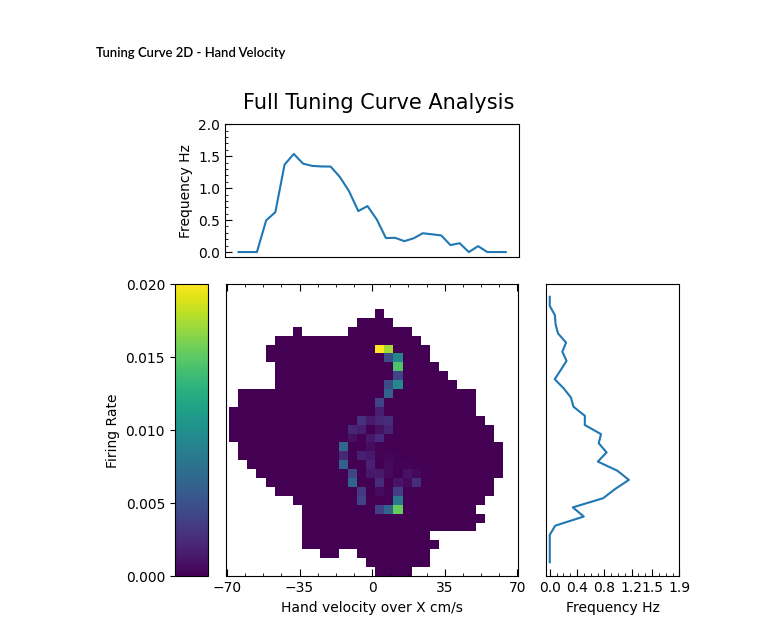
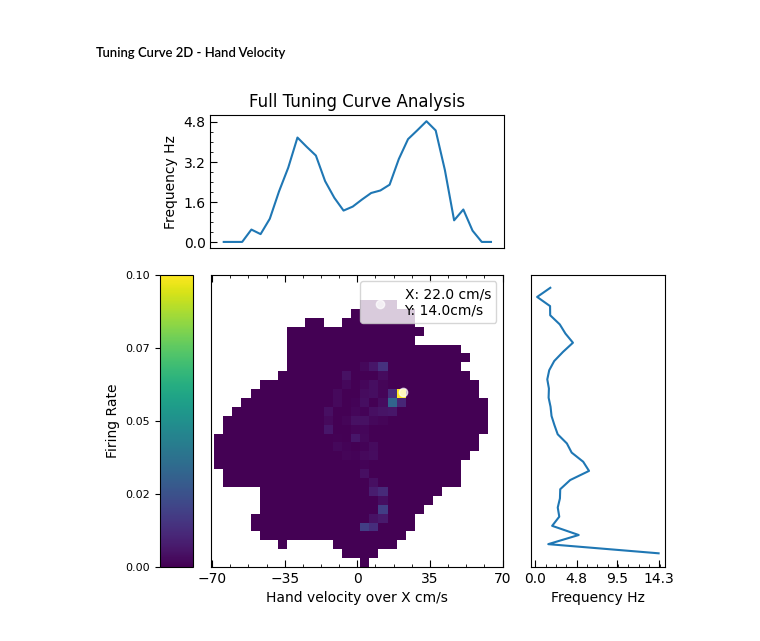
Before and after one commit to catniplab/NeuroTask, a Jupyter notebook: tutorial_data_analysis_nwb.ipynb, the cells around one changed output. Drawn from its saved outputs; the diff is of its cells as text; code cells hidden in the pictures.

Commit message:
updated tuning and coments

```diff
--- a/tutorial_data_analysis_nwb.ipynb
+++ b/tutorial_data_analysis_nwb.ipynb
@@ -327,15 +329,14 @@ plt.plot(tune_y.index, tune_y[neuron])
 # %% [markdown]
 ##### Tuning Curve 2D - Hand Velocity
 # %%
-#Prep data
+# Specifications
 dataframe = df
-neuron = 116
+neuron = 100
 resolution = 30
 save = False
 
+# Extract spike timestamps and create Ts objects as the previous code does (for each neuron)
 ts_dict = {}
-
-# Extract spike timestamps and create Ts objects as the previous code does (for each neuron)
 for i, column in enumerate(dataframe.columns):
     if column.startswith('Neuron'):
         timeSeries = nap.Tsd(t=np.array(dataframe[column].index)*bin, d=np.array(dataframe[column], dtype=int), time_units='ms')
@@ -345,44 +346,48 @@ for i, column in enumerate(dataframe.columns):
 # Groups all spikes per neuron
 ts_group = nap.TsGroup(ts_dict)
 
+# Get the features in place (hand velocity) for the tuning
 feature_x = dataframe['hand_vel_x']
 feature_y = dataframe['hand_vel_y']
-
-#features = np.vstack((feature_x, feature_y))
 features = np.stack((feature_x, feature_y), axis=-1)
 feature_frame = nap.TsdFrame(t=np.array(dataframe['hand_vel_x'].index)*bin, d=np.array(features))
 
 feature_x = nap.Tsd(np.array(feature_x.index)*bin, np.array(feature_x), time_units='ms')
 feature_y = nap.Tsd(np.array(feature_y.index)*bin, np.array(feature_y), time_units='ms')
 
+# generates all tuning curves
 tune_y = nap.process.tuning_curves.compute_1d_tuning_curves(ts_group, feature_y, resolution)
 tune_x = nap.process.tuning_curves.compute_1d_tuning_curves(ts_group, feature_x, resolution)
 tune_2d = nap.process.tuning_curves.compute_2d_tuning_curves(ts_group, feature_frame, resolution)
 
+# extracts frequency and grid values
 grids = np.meshgrid(tune_2d[1][0], tune_2d[1][1])
-
+grid_x, grid_y = grids
 value_2d = tune_2d[0][neuron]
 value_y = tune_y[neuron]
 value_x = tune_x[neuron]
 
-grid_x, grid_y = grids
+# Get relevant information
 minimum_x = np.min(grid_x)
 minimum_y = np.min(grid_y)
 maximum_x = np.max(grid_x)
 maximum_y = np.max(grid_y)
-
-
 hist_bound = np.max([np.abs(minimum_x), np.abs(minimum_y), np.abs(maximum_x), np.abs(maximum_y)])
 max_tunex = np.max(tune_x[neuron])
 max_tuney = np.max(tune_y[neuron])
 # %%
+max_locationF = np.nanargmax(value_2d)
+max_location = np.unravel_index(max_locationF, value_2d.shape)
+
 fig = plt.figure(figsize=(10,10))
 gs = gridspec.GridSpec(5, 5, width_ratios=[1, 1, 1, 1, 1], height_ratios=[1,1,1,1,1])
 gs.update(wspace=0.2, hspace=0.2)
 
 # |----- 2D Tuning -----|
 hist_subplot = fig.add_subplot(gs[2:4,1:3])
-im = hist_subplot.imshow(value_2d, extent=(minimum_x, maximum_x, minimum_y, maximum_y))
+im = hist_subplot.imshow(value_2d, origin='lower', extent=(minimum_x, maximum_x, minimum_y, maximum_y))
+plt.scatter(grid_x[max_location], grid_y[max_location], c='white', marker='o', alpha=0.7, linewidths=1,
+               label=f'X: {np.round(grid_x[max_location],0)} cm/s\nY: {np.round(grid_y[max_location],0)}cm/s')
 
 plt.xlim((-hist_bound, hist_bound))
 plt.ylim((-hist_bound, hist_bound))
@@ -399,7 +404,7 @@ plt.xticks(xticks)
 plt.yticks(yticks)
 
 #Label Managemnt
-#plt.legend()
+plt.legend()
 #plt.ylabel('Hand velocity over Y cm/s')
 plt.xlabel('Hand velocity over X cm/s')
 
@@ -420,7 +425,7 @@ plt.yticks(yticks)
 
 #Label Managemnt
 plt.ylabel('Frequency Hz')
-plt.text(0,2.25,'Full Tuning Curve Analysis', size=15, horizontalalignment='center')
+plt.title('Full Tuning Curve Analysis')
 
 #|----- 1D Tuning Y -----|
 y_subplot = fig.add_subplot(gs[2:4,3])
@@ -428,31 +433,34 @@ y_subplot = plt.plot(tune_y[neuron], tune_y.index)
 
 # Tick managment
 yticks = []
 xticks = np.round(np.arange(0, max_tuney+1, max_tuney/3),1)
 
 plt.minorticks_on()
 plt.tick_params(direction='in')
 plt.tick_params(direction='in',which='minor', length=2.5, bottom=True, top=False, left=True, right=False)
 plt.tick_params(direction='in',which='major', length=5, bottom=True, top=False, left=True, right=False)
 plt.xticks(xticks)
 plt.yticks(yticks)
 
 #Label Managemnt
 plt.xlabel('Frequency Hz')
 
 # |----- Heat Map (Colorbar) -----|
 cb_subplot = fig.add_subplot(gs[2:4, 0])
 
 # Define the position and shrink the width
 pos = cb_subplot.get_position()  # Get the current position of the colorbar subplot
 new_pos = [pos.x0 + 0.11, pos.y0, pos.width * 0.25, pos.height]  # Adjust the width (reduce by 50%)
 cb_subplot.set_position(new_pos)  # Set the new position
 
 # Create the colorbar
 cb_max = np.nanmax(value_2d)
 cb_range = np.linspace(0, cb_max, 5)
 cbar = plt.colorbar(im, ticks=cb_range, label='Firing Rate', cax=cb_subplot)
+cbar.ax.tick_params(labelsize=8)
 cbar.ax.yaxis.set_label_position('left')  # Move label to the left
 cbar.ax.yaxis.set_ticks_position('left')  # Move ticks to the left
+# Round colorbar tick labels to 2 decimal places
+cbar.ax.yaxis.set_major_formatter(FormatStrFormatter('%.2f'))
 # %% [output]
-[figure, old version]
+[figure, new version]
```
Also changed, not shown: parts of 2 cells of this notebook.
